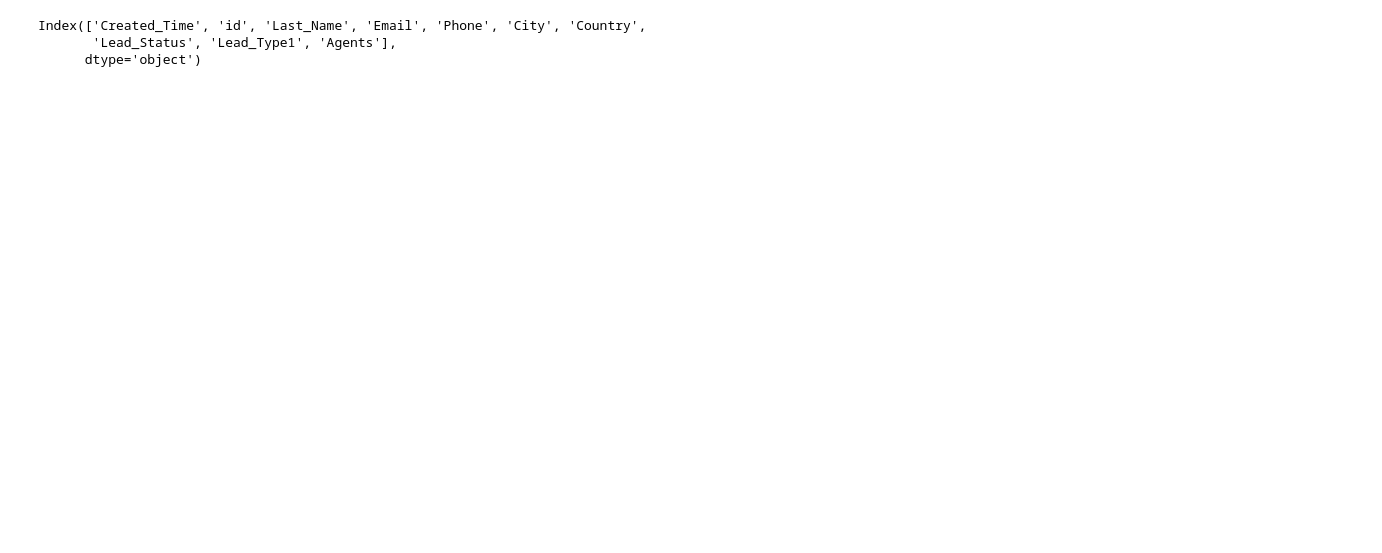
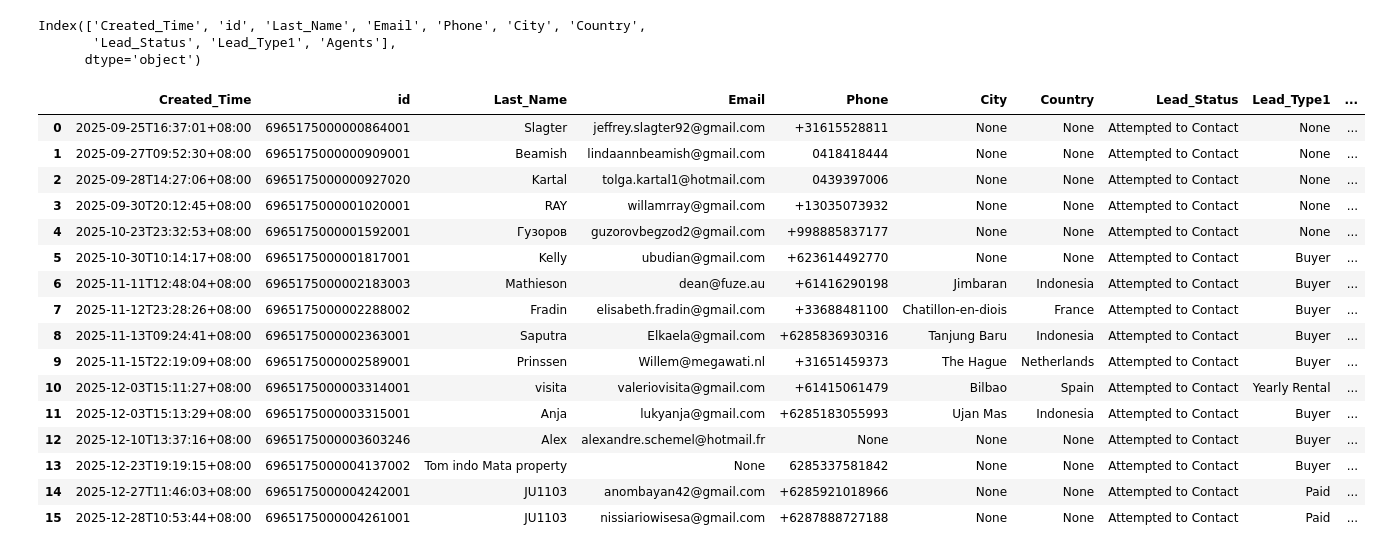
Before and after one commit to fajarfat1195/property, a Jupyter notebook: zoho_crm/zoho_crm_app.ipynb, the cells around one changed output. Saved outputs shown, nothing was run; the diff lists cells and outputs as text; code cells hidden in the pictures; blank space fills up the shorter version.

```diff
--- a/zoho_crm/zoho_crm_app.ipynb
+++ b/zoho_crm/zoho_crm_app.ipynb
@@ -57,6 +54,24 @@ df.to_excel(r'/Users/dewiindahpurnama_/Documents/Python/property-data/fetch-lead
 # %%
-# filtered_df = crm.get_past_guest_data_filter(df)
-# filtered_df.replace('empty', '', inplace=True)
+filtered_df = crm.get_leads_data_filter(df)
+filtered_df.replace('empty', '', inplace=True)
 
-# filtered_df
-# # filtered_df.to_excel(r'C:\Users\fajar\Documents\Python\Data\push-past-guest-crm.xlsx', index=False)
+filtered_df
+# filtered_df.to_excel(r'C:\Users\fajar\Documents\Python\Data\push-past-guest-crm.xlsx', index=False)
+# %% [output]
+|  | Created_Time | id | Last_Name | Email | Phone | City | Country | Lead_Status | Lead_Type1 | ... |
+| 0 | 2025-09-25T16:37:01+08:00 | 6965175000000864001 | Slagter | jeffrey.slagter92@gmail.com | +31615528811 | None | None | Attempted to Contact | None | ... |
+| 1 | 2025-09-27T09:52:30+08:00 | 6965175000000909001 | Beamish | lindaannbeamish@gmail.com | 0418418444 | None | None | Attempted to Contact | None | ... |
+| 2 | 2025-09-28T14:27:06+08:00 | 6965175000000927020 | Kartal | tolga.kartal1@hotmail.com | 0439397006 | None | None | Attempted to Contact | None | ... |
+| 3 | 2025-09-30T20:12:45+08:00 | 6965175000001020001 | RAY | willamrray@gmail.com | +13035073932 | None | None | Attempted to Contact | None | ... |
+| 4 | 2025-10-23T23:32:53+08:00 | 6965175000001592001 | Гузоров | guzorovbegzod2@gmail.com | +998885837177 | None | None | Attempted to Contact | None | ... |
+| 5 | 2025-10-30T10:14:17+08:00 | 6965175000001817001 | Kelly | ubudian@gmail.com | +623614492770 | None | None | Attempted to Contact | Buyer | ... |
+| 6 | 2025-11-11T12:48:04+08:00 | 6965175000002183003 | Mathieson | dean@fuze.au | +61416290198 | Jimbaran | Indonesia | Attempted to Contact | Buyer | ... |
+| 7 | 2025-11-12T23:28:26+08:00 | 6965175000002288002 | Fradin | elisabeth.fradin@gmail.com | +33688481100 | Chatillon-en-diois | France | Attempted to Contact | Buyer | ... |
+| 8 | 2025-11-13T09:24:41+08:00 | 6965175000002363001 | Saputra | Elkaela@gmail.com | +6285836930316 | Tanjung Baru | Indonesia | Attempted to Contact | Buyer | ... |
+| 9 | 2025-11-15T22:19:09+08:00 | 6965175000002589001 | Prinssen | Willem@megawati.nl | +31651459373 | The Hague | Netherlands | Attempted to Contact | Buyer | ... |
+| 10 | 2025-12-03T15:11:27+08:00 | 6965175000003314001 | visita | valeriovisita@gmail.com | +61415061479 | Bilbao | Spain | Attempted to Contact | Yearly Rental | ... |
+| 11 | 2025-12-03T15:13:29+08:00 | 6965175000003315001 | Anja | lukyanja@gmail.com | +6285183055993 | Ujan Mas | Indonesia | Attempted to Contact | Buyer | ... |
+| 12 | 2025-12-10T13:37:16+08:00 | 6965175000003603246 | Alex | alexandre.schemel@hotmail.fr | None | None | None | Attempted to Contact | Buyer | ... |
+| 13 | 2025-12-23T19:19:15+08:00 | 6965175000004137002 | Tom indo Mata property | None | 6285337581842 | None | None | Attempted to Contact | Buyer | ... |
+| 14 | 2025-12-27T11:46:03+08:00 | 6965175000004242001 | JU1103 | anombayan42@gmail.com | +6285921018966 | None | None | Attempted to Contact | Paid | ... |
+| 15 | 2025-12-28T10:53:44+08:00 | 6965175000004261001 | JU1103 | nissiariowisesa@gmail.com | +6287888727188 | None | None | Attempted to Contact | Paid | ... |
```
Also changed, not shown: parts of 8 cells of this notebook, 3 other files.
